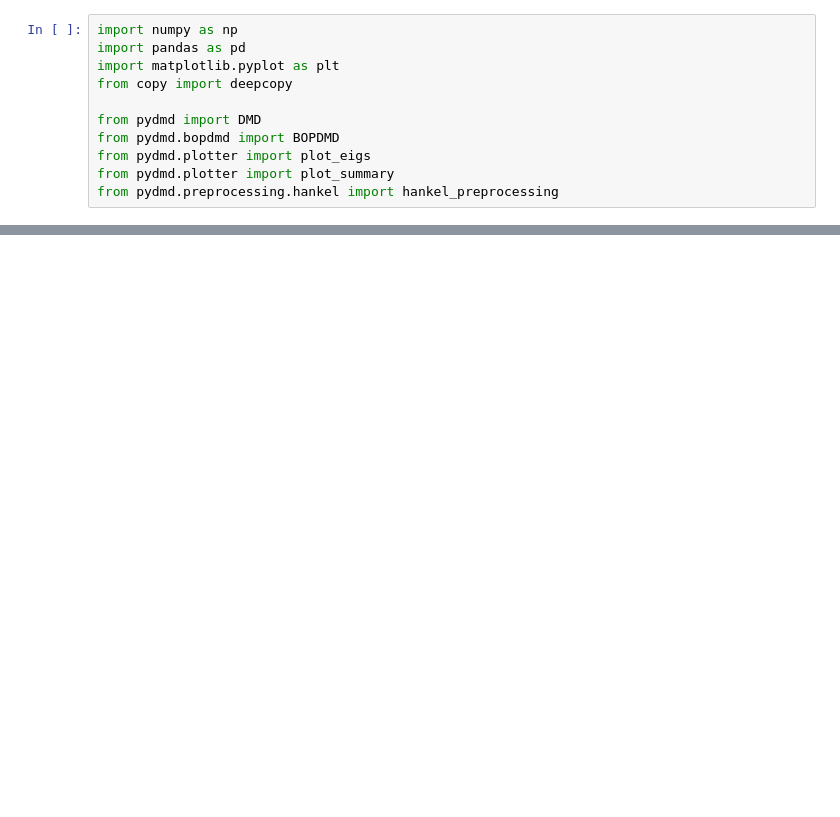
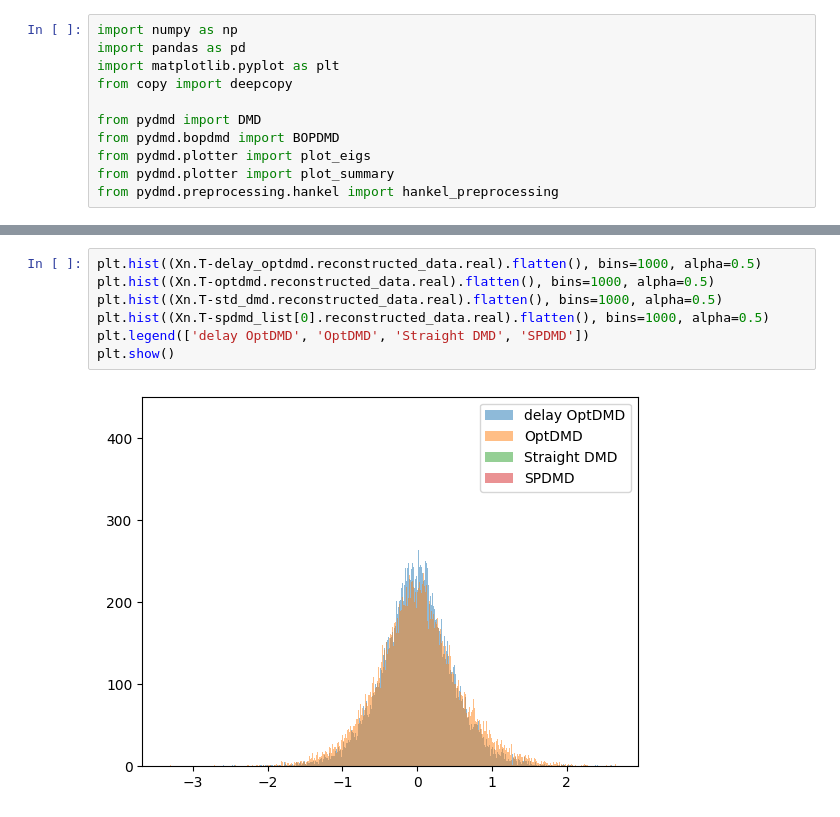
Before and after one commit to fmenol/transcriptome-dynamics-dmd-observability, a Jupyter notebook: bopdmd_analysis.ipynb, the cells around one changed output, grey strips where cells are left out. Drawn from its saved outputs; the diff is of its cells as text; blank space fills up the shorter version.

```diff
--- a/bopdmd_analysis.ipynb
+++ b/bopdmd_analysis.ipynb
@@ -42,0 +51,9 @@ Mean:  1.850371707708594e-17  Std:  1.0
+# %%
+plt.hist((Xn.T-delay_optdmd.reconstructed_data.real).flatten(), bins=1000, alpha=0.5)
+plt.hist((Xn.T-optdmd.reconstructed_data.real).flatten(), bins=1000, alpha=0.5)
+plt.hist((Xn.T-std_dmd.reconstructed_data.real).flatten(), bins=1000, alpha=0.5)
+plt.hist((Xn.T-spdmd_list[0].reconstructed_data.real).flatten(), bins=1000, alpha=0.5)
+plt.legend(['delay OptDMD', 'OptDMD', 'Straight DMD', 'SPDMD'])
+plt.show()
+# %% [output]
+[figure, added]
```
Also changed, not shown: parts of 16 cells of this notebook, 2 other files.
